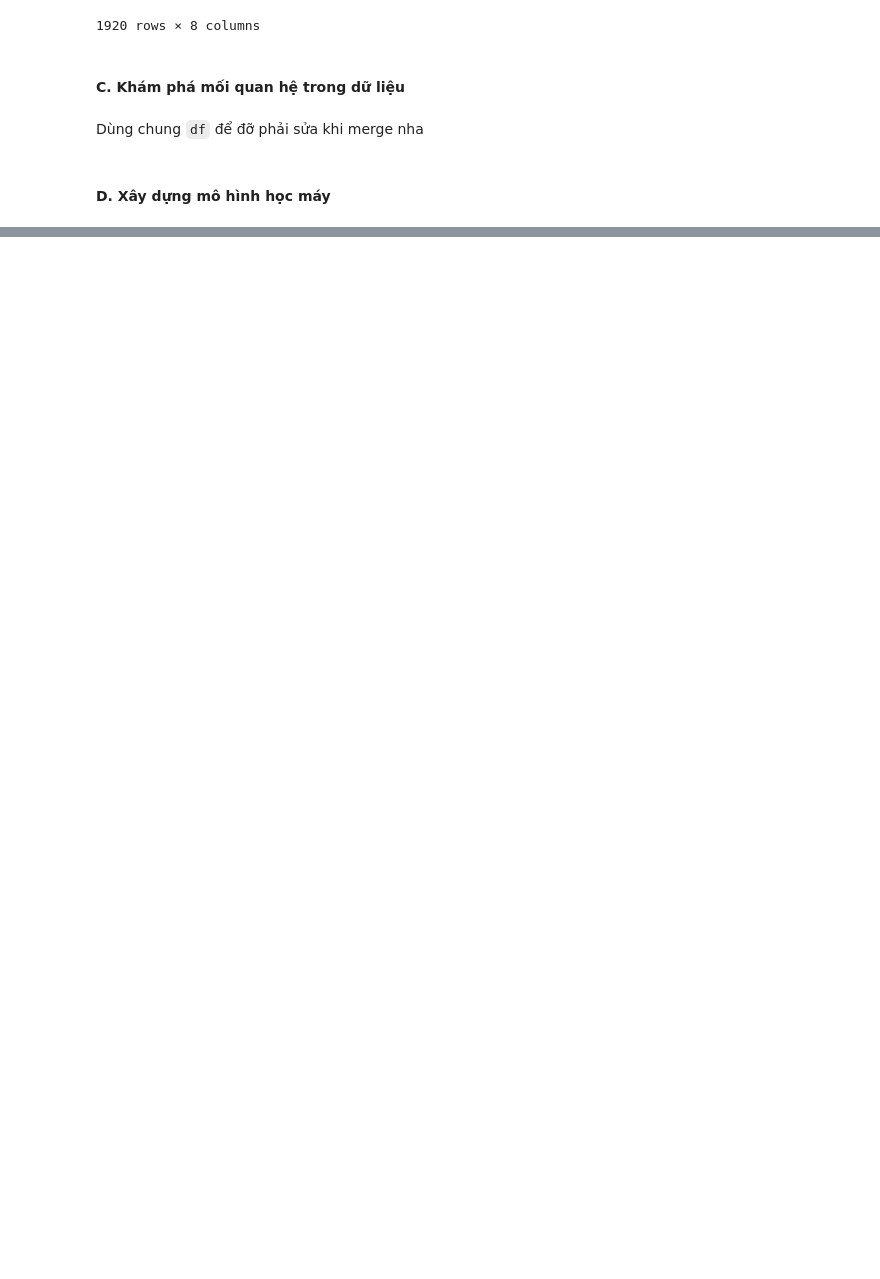
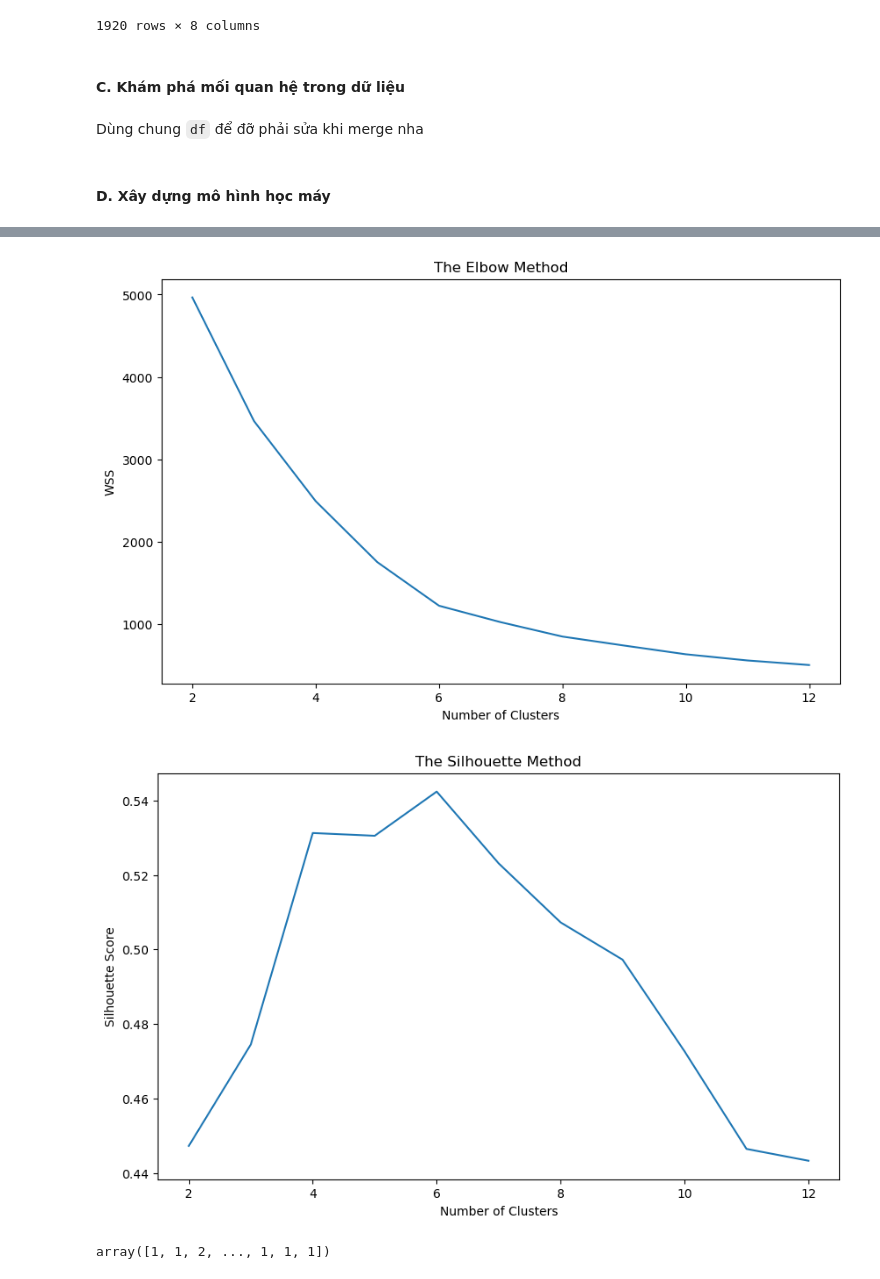
Before and after one commit to tungbtt/Lab01_DV, a Jupyter notebook: lab01.ipynb, the cells around one changed output, grey strips where cells are left out. Cells and saved outputs as stored; diff of their text form; code cells hidden in the pictures; blank space fills up the shorter version.

```diff
--- a/lab01.ipynb
+++ b/lab01.ipynb
@@ -319,0 +481,12 @@ Làm khi còn thời gian
+# %%
+wss, silhouetteScore = calculate_WSS_Silhouette(pca_result, kmax)
+plot_WSS_Silhouette(wss, silhouetteScore, kmax)
+# %% [output]
+[figure, added]
+[figure, added]
+# %%
+kmeans = KMeans(n_clusters = 4)
+y_kmeans = kmeans.fit_predict(pca_result)
+y_kmeans
+# %% [output]
+array([1, 1, 2, ..., 1, 1, 1])
```
Also changed, not shown: parts of 22 cells of this notebook.
